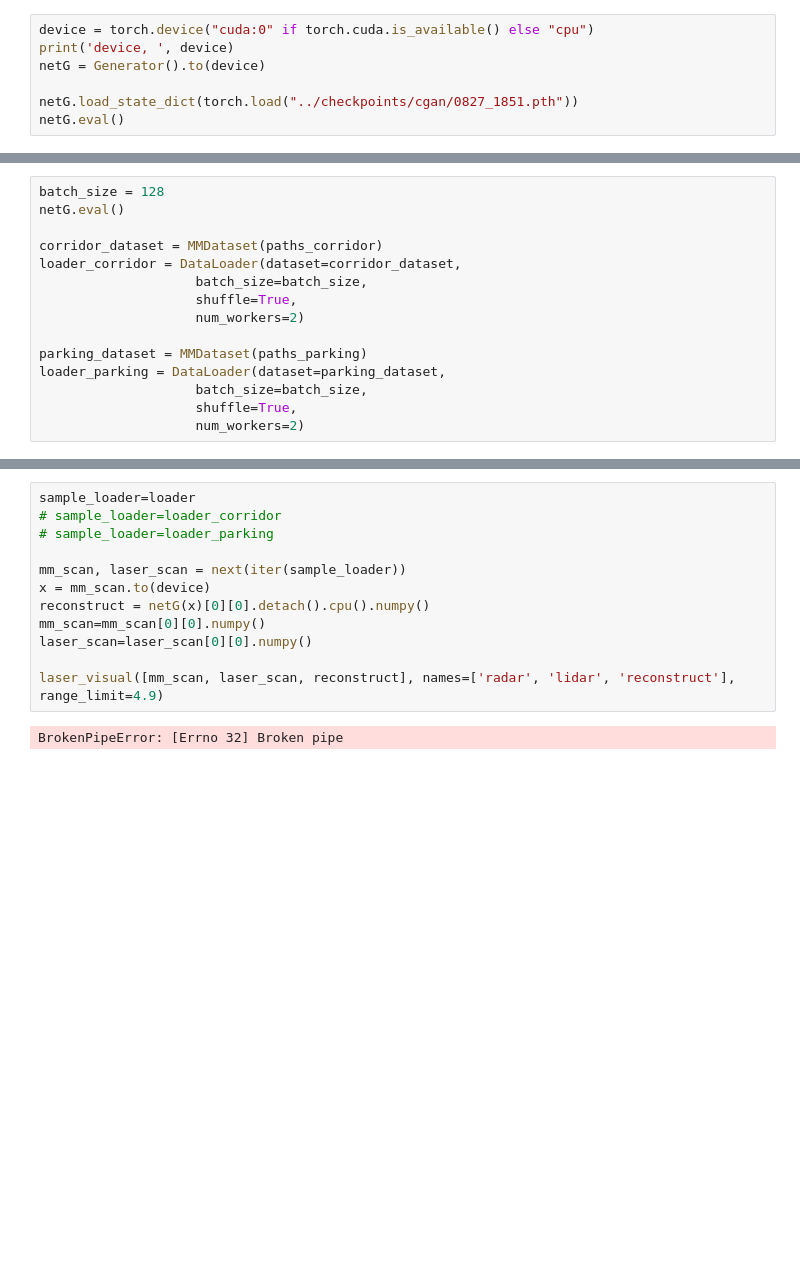
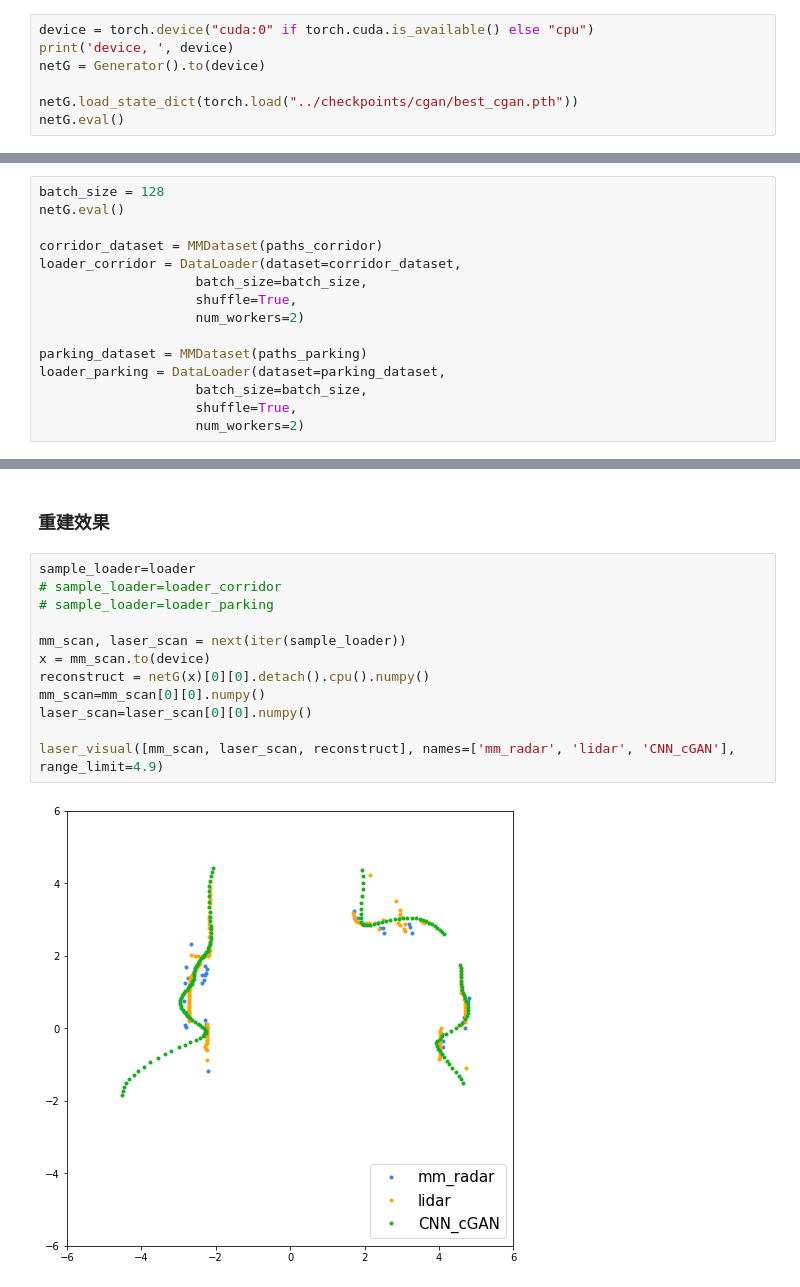
Before and after one commit to lunfee/mmwave-reconstruction, a Jupyter notebook: nootbooks/train_cgan_reconstruct.ipynb, the cells around one changed output, grey strips where cells are left out. Cells and saved outputs as stored; diff of their text form; blank space fills up the shorter version.

```diff
--- a/nootbooks/train_cgan_reconstruct.ipynb
+++ b/nootbooks/train_cgan_reconstruct.ipynb
@@ -350,7 +332,7 @@ device = torch.device("cuda:0" if torch.cuda.is_available() else "cpu")
 print('device, ', device)
 netG = Generator().to(device)
 
-netG.load_state_dict(torch.load("../checkpoints/cgan/0827_1851.pth"))
+netG.load_state_dict(torch.load("../checkpoints/cgan/best_cgan.pth"))
 netG.eval()
 # %% [output]
 device,  cuda:0
@@ -449,14 +447,16 @@ repeate this block to visualize different samples
+# %% [markdown]
+### 重建效果
 # %%
 sample_loader=loader
 # sample_loader=loader_corridor
 # sample_loader=loader_parking
 
 mm_scan, laser_scan = next(iter(sample_loader))
 x = mm_scan.to(device)
 reconstruct = netG(x)[0][0].detach().cpu().numpy()
 mm_scan=mm_scan[0][0].numpy()
 laser_scan=laser_scan[0][0].numpy()
 
-laser_visual([mm_scan, laser_scan, reconstruct], names=['radar', 'lidar', 'reconstruct'], range_limit=4.9)
+laser_visual([mm_scan, laser_scan, reconstruct], names=['mm_radar', 'lidar', 'CNN_cGAN'], range_limit=4.9)
 # %% [output]
-BrokenPipeError: [Errno 32] Broken pipe
+[figure, added]
```
Also changed, not shown: parts of 20 cells of this notebook, 5 other files.
